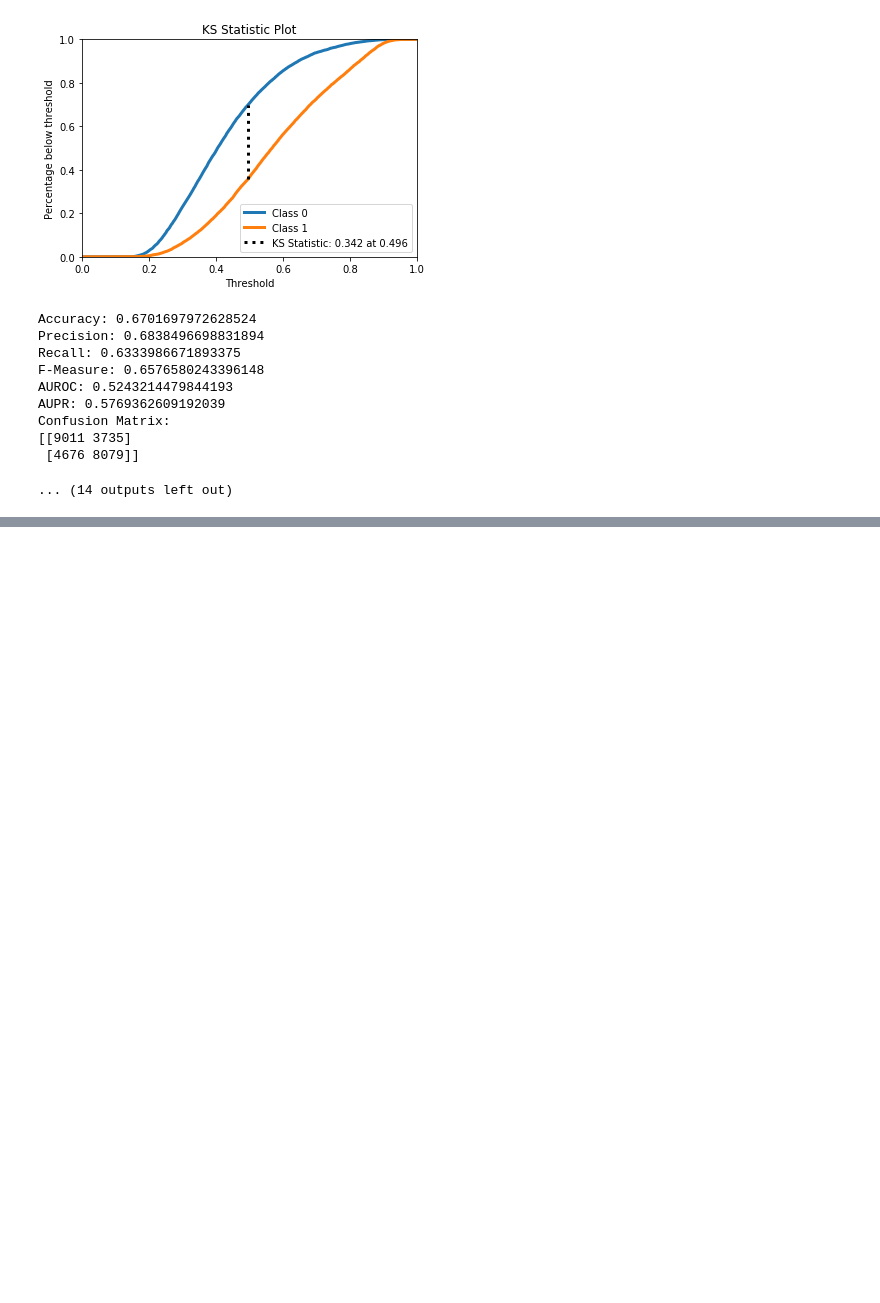
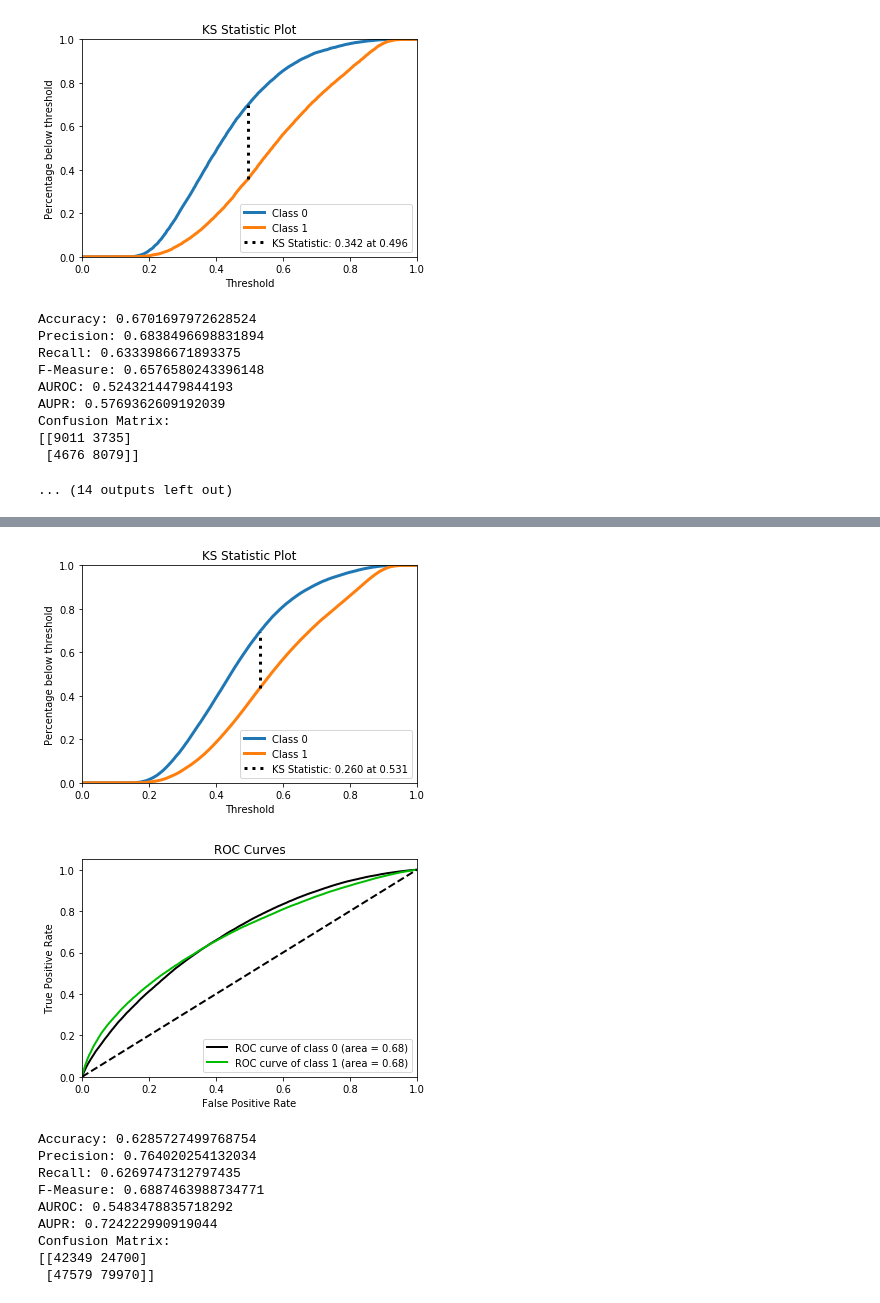
Before and after one commit to LeonardoGaldino/RN_Project, a Jupyter notebook: main.ipynb, the cells around one changed output, grey strips where cells are left out. Cells and saved outputs as stored; diff of their text form; code cells hidden in the pictures; blank space fills up the shorter version.

```diff
--- a/main.ipynb
+++ b/main.ipynb
@@ -575,3 +641,6 @@ Confusion Matrix:
 [[9011 3735]
  [4676 8079]]
 ... (14 outputs left out)
+# %%
+test_model(mlp_ensemble, X_test, y_test)
+# %% [output]
@@ -578 +653,12 @@ Confusion Matrix:
+[figure, added]
+[figure, added]
+Accuracy: 0.6285727499768754
+Precision: 0.764020254132034
+Recall: 0.6269747312797435
+F-Measure: 0.6887463988734771
+AUROC: 0.5483478835718292
+AUPR: 0.724222990919044
+Confusion Matrix:
+[[42349 24700]
+ [47579 79970]]
 # %%
```
Also changed, not shown: parts of 14 cells of this notebook.
